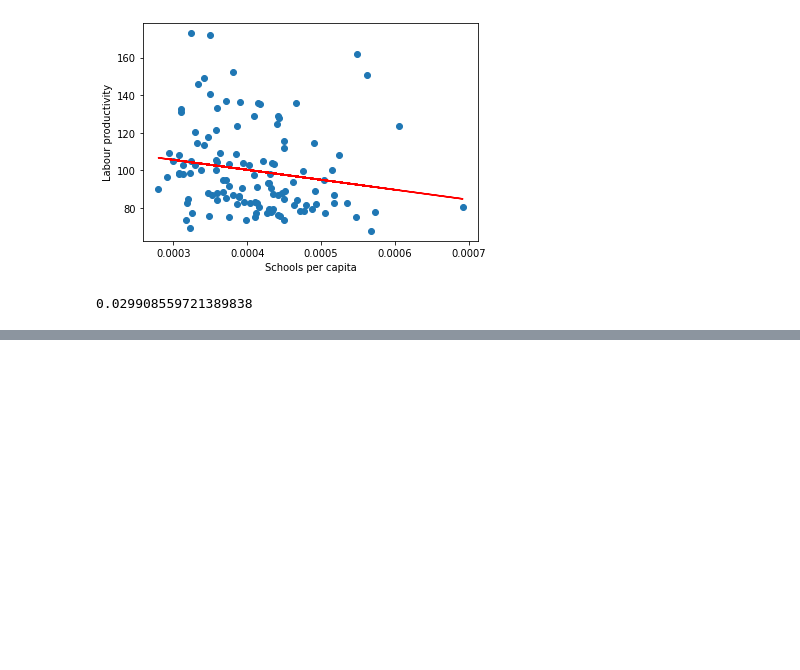
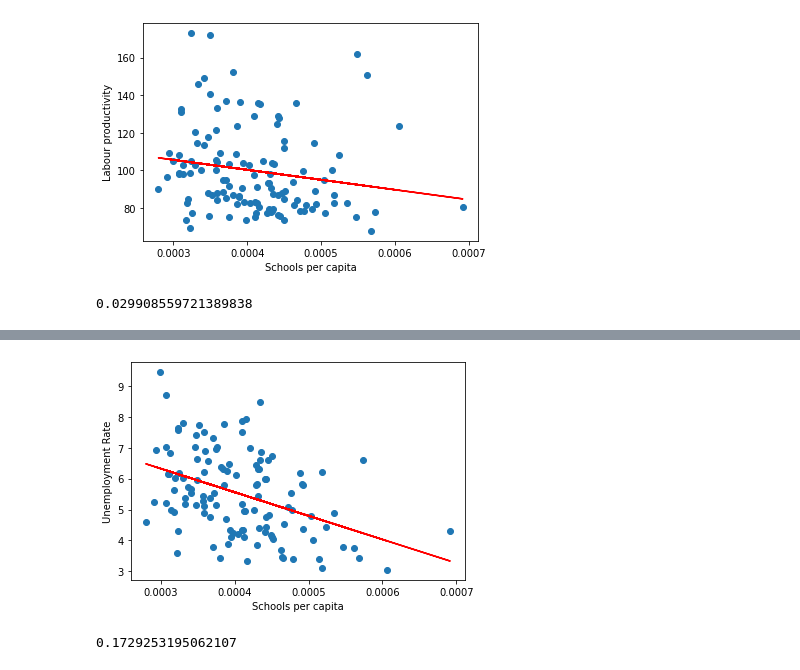
Before and after one commit to jordan-barrett-jm/uk-schools-analysis, a Jupyter notebook: UK Schools Analysis.ipynb, the cells around one changed output, grey strips where cells are left out. Saved outputs shown, nothing was run; the diff lists cells and outputs as text; code cells hidden in the pictures; blank space fills up the shorter version.

```diff
--- a/UK Schools Analysis.ipynb
+++ b/UK Schools Analysis.ipynb
@@ -190,0 +238,23 @@ r2_score(Y, Y_pred)
+# %%
+#perform some linear regression to find our line of best fit
+#convert columns to numpy arrays
+X = unemployment_schools_percap["schools_per_capita"].to_numpy().reshape(-1,1)
+Y = unemployment_schools_percap["Unemployment Rate"].to_numpy().reshape(-1,1)
+
+#instantiate linear regression object
+linear_regressor = LinearRegression()  # create object for the class
+linear_regressor.fit(X, Y)  # perform linear regression
+Y_pred = linear_regressor.predict(X)
+
+#show linear regression
+plt.scatter(X, Y)
+plt.plot(X, Y_pred, color='red')
+plt.xlabel("Schools per capita")
+plt.ylabel("Unemployment Rate")
+plt.show()
+# %% [output]
+[figure, added]
+# %%
+r2_score(Y, Y_pred)
+# %% [output]
+0.1729253195062107
```
Also changed, not shown: parts of 5 cells of this notebook.
